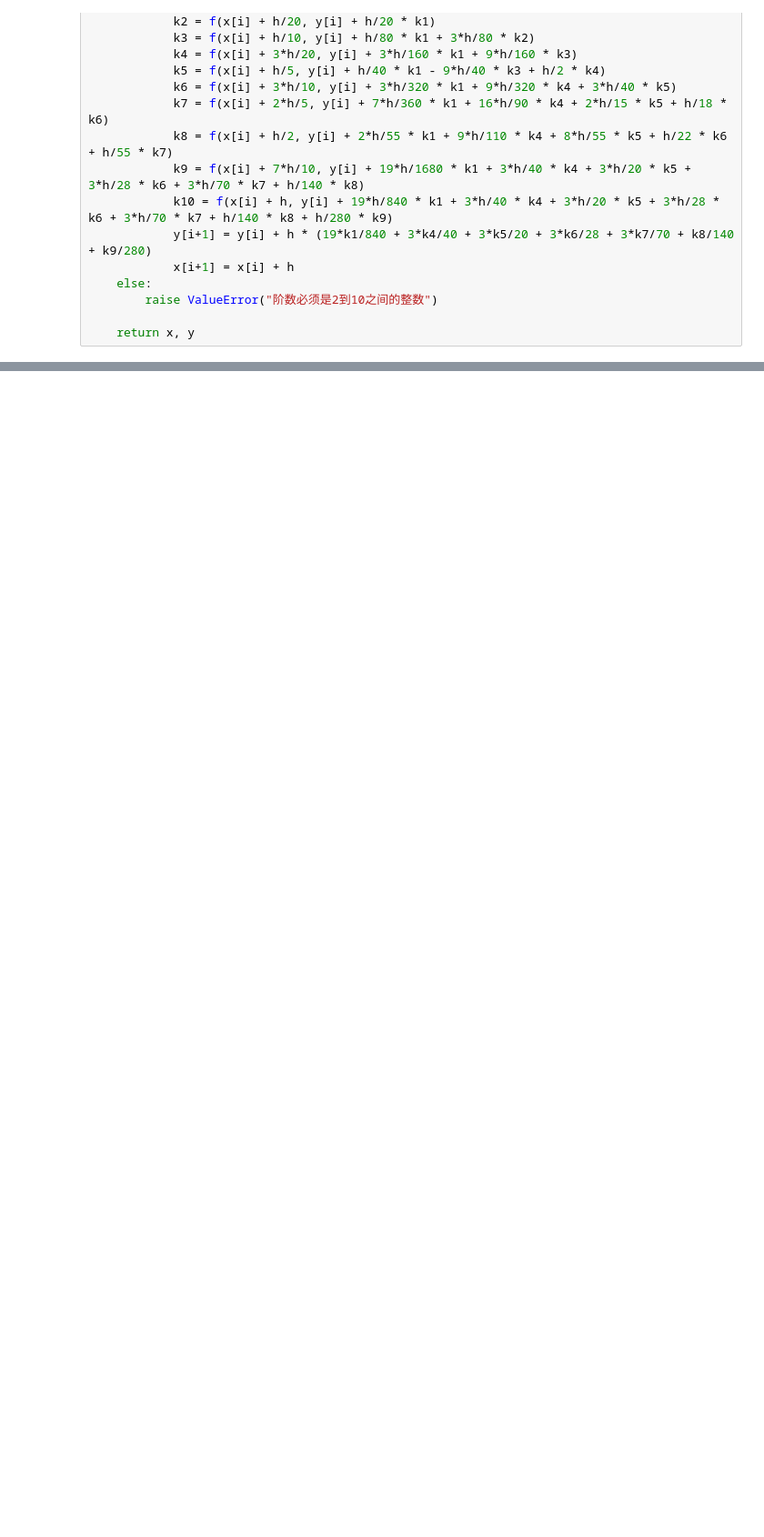
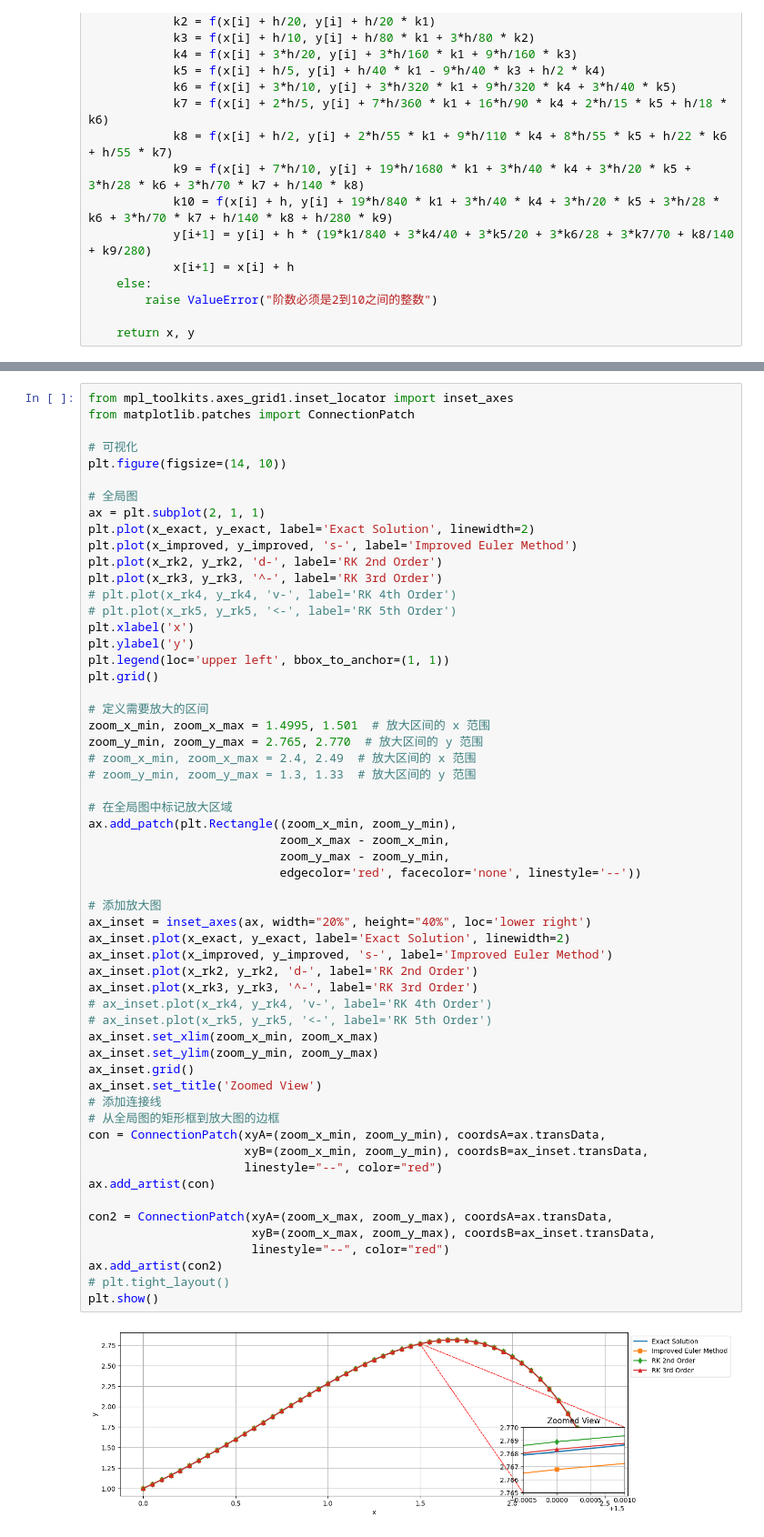
Before and after one commit to HugoPhi/opcal, a Jupyter notebook: Numerical/ODE.ipynb, the cells around one changed output, grey strips where cells are left out. Shown at 91% size. Drawn from its saved outputs; the diff is of its cells as text; blank space fills up the shorter version.

```diff
--- a/Numerical/ODE.ipynb
+++ b/Numerical/ODE.ipynb
@@ -252,0 +221,59 @@ plt.show()
+# %%
+from mpl_toolkits.axes_grid1.inset_locator import inset_axes
+from matplotlib.patches import ConnectionPatch
+
+# 可视化
+plt.figure(figsize=(14, 10))
+
+# 全局图
+ax = plt.subplot(2, 1, 1)
+plt.plot(x_exact, y_exact, label='Exact Solution', linewidth=2)
+plt.plot(x_improved, y_improved, 's-', label='Improved Euler Method')
+plt.plot(x_rk2, y_rk2, 'd-', label='RK 2nd Order')
+plt.plot(x_rk3, y_rk3, '^-', label='RK 3rd Order')
+# plt.plot(x_rk4, y_rk4, 'v-', label='RK 4th Order')
+# plt.plot(x_rk5, y_rk5, '<-', label='RK 5th Order')
+plt.xlabel('x')
+plt.ylabel('y')
+plt.legend(loc='upper left', bbox_to_anchor=(1, 1))
+plt.grid()
+
+# 定义需要放大的区间
+zoom_x_min, zoom_x_max = 1.4995, 1.501  # 放大区间的 x 范围
+zoom_y_min, zoom_y_max = 2.765, 2.770  # 放大区间的 y 范围
+# zoom_x_min, zoom_x_max = 2.4, 2.49  # 放大区间的 x 范围
+# zoom_y_min, zoom_y_max = 1.3, 1.33  # 放大区间的 y 范围
+
+# 在全局图中标记放大区域
+ax.add_patch(plt.Rectangle((zoom_x_min, zoom_y_min),
+                           zoom_x_max - zoom_x_min,
+                           zoom_y_max - zoom_y_min,
+                           edgecolor='red', facecolor='none', linestyle='--'))
+
+# 添加放大图
+ax_inset = inset_axes(ax, width="20%", height="40%", loc='lower right')
+ax_inset.plot(x_exact, y_exact, label='Exact Solution', linewidth=2)
+ax_inset.plot(x_improved, y_improved, 's-', label='Improved Euler Method')
+ax_inset.plot(x_rk2, y_rk2, 'd-', label='RK 2nd Order')
+ax_inset.plot(x_rk3, y_rk3, '^-', label='RK 3rd Order')
+# ax_inset.plot(x_rk4, y_rk4, 'v-', label='RK 4th Order')
+# ax_inset.plot(x_rk5, y_rk5, '<-', label='RK 5th Order')
+ax_inset.set_xlim(zoom_x_min, zoom_x_max)
+ax_inset.set_ylim(zoom_y_min, zoom_y_max)
+ax_inset.grid()
+ax_inset.set_title('Zoomed View')
+# 添加连接线
+# 从全局图的矩形框到放大图的边框
+con = ConnectionPatch(xyA=(zoom_x_min, zoom_y_min), coordsA=ax.transData,
+                      xyB=(zoom_x_min, zoom_y_min), coordsB=ax_inset.transData,
+                      linestyle="--", color="red")
+ax.add_artist(con)
+
+con2 = ConnectionPatch(xyA=(zoom_x_max, zoom_y_max), coordsA=ax.transData,
+                       xyB=(zoom_x_max, zoom_y_max), coordsB=ax_inset.transData,
+                       linestyle="--", color="red")
+ax.add_artist(con2)
+# plt.tight_layout()
+plt.show()
+# %% [output]
+[figure, added]
```
Also changed, not shown: parts of 4 cells of this notebook.
